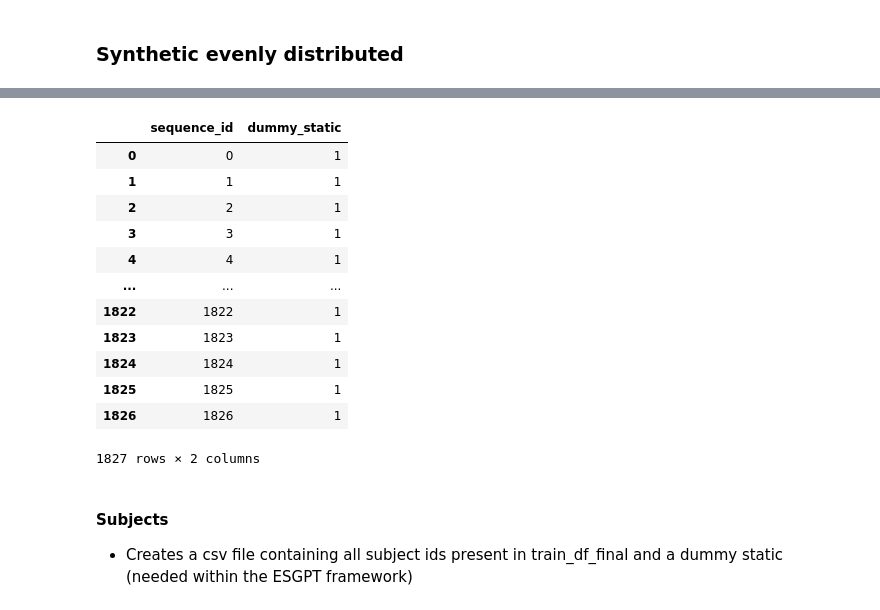
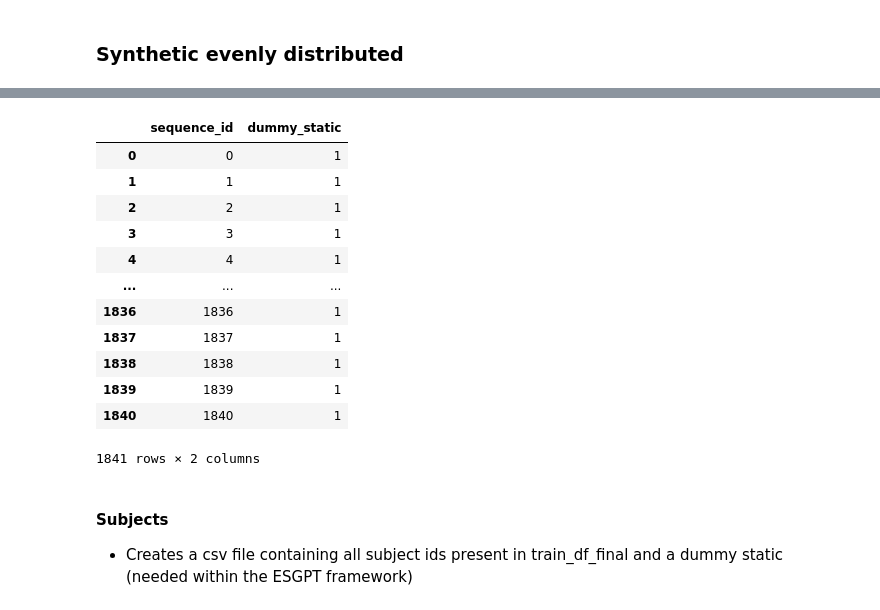
Before and after one commit to filipols/Master-thesis, a Jupyter notebook: notebooks/load_datasets.ipynb, the cells around one changed output, grey strips where cells are left out. Cells and saved outputs as stored; diff of their text form; code cells hidden in the pictures.

```diff
--- a/notebooks/load_datasets.ipynb
+++ b/notebooks/load_datasets.ipynb
@@ -732,20 +762,20 @@ Created DataFrame with training examples with 1827 event sequences
 # %%
-simple_subjects = pd.Series(range(1827))
+simple_subjects = pd.Series(range(1841))
 simple_subjects = pd.DataFrame(simple_subjects, columns=['sequence_id'])
 simple_subjects['dummy_static'] = 1
 simple_subjects
 # %% [output]
 |  | sequence_id | dummy_static |
 | 0 | 0 | 1 |
 | 1 | 1 | 1 |
 | 2 | 2 | 1 |
 | 3 | 3 | 1 |
 | 4 | 4 | 1 |
 | ... | ... | ... |
-| 1822 | 1822 | 1 |
-| 1823 | 1823 | 1 |
-| 1824 | 1824 | 1 |
-| 1825 | 1825 | 1 |
-| 1826 | 1826 | 1 |
+| 1836 | 1836 | 1 |
+| 1837 | 1837 | 1 |
+| 1838 | 1838 | 1 |
+| 1839 | 1839 | 1 |
+| 1840 | 1840 | 1 |
-1827 rows × 2 columns
+1841 rows × 2 columns
 # %%
```
Also changed, not shown: parts of 13 cells of this notebook.
